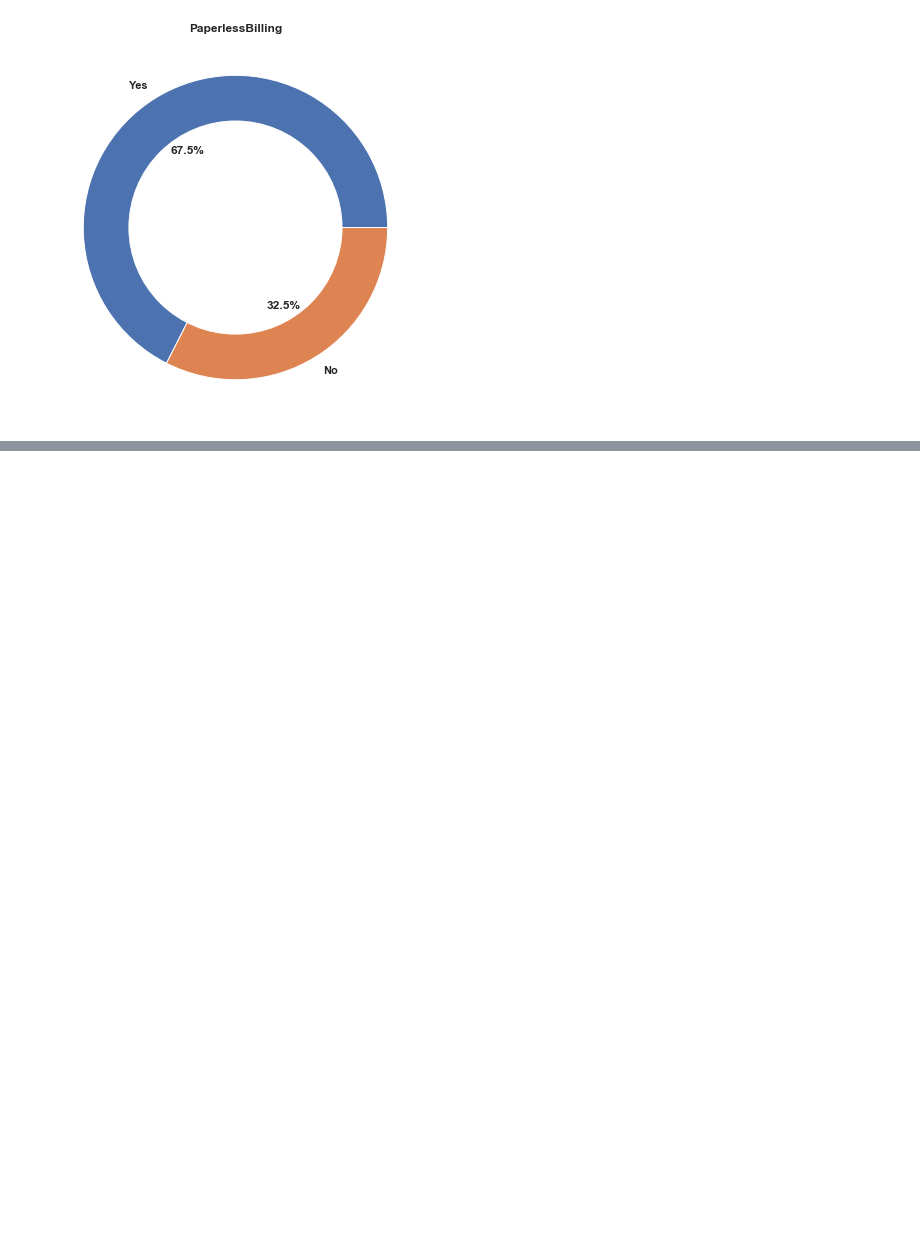
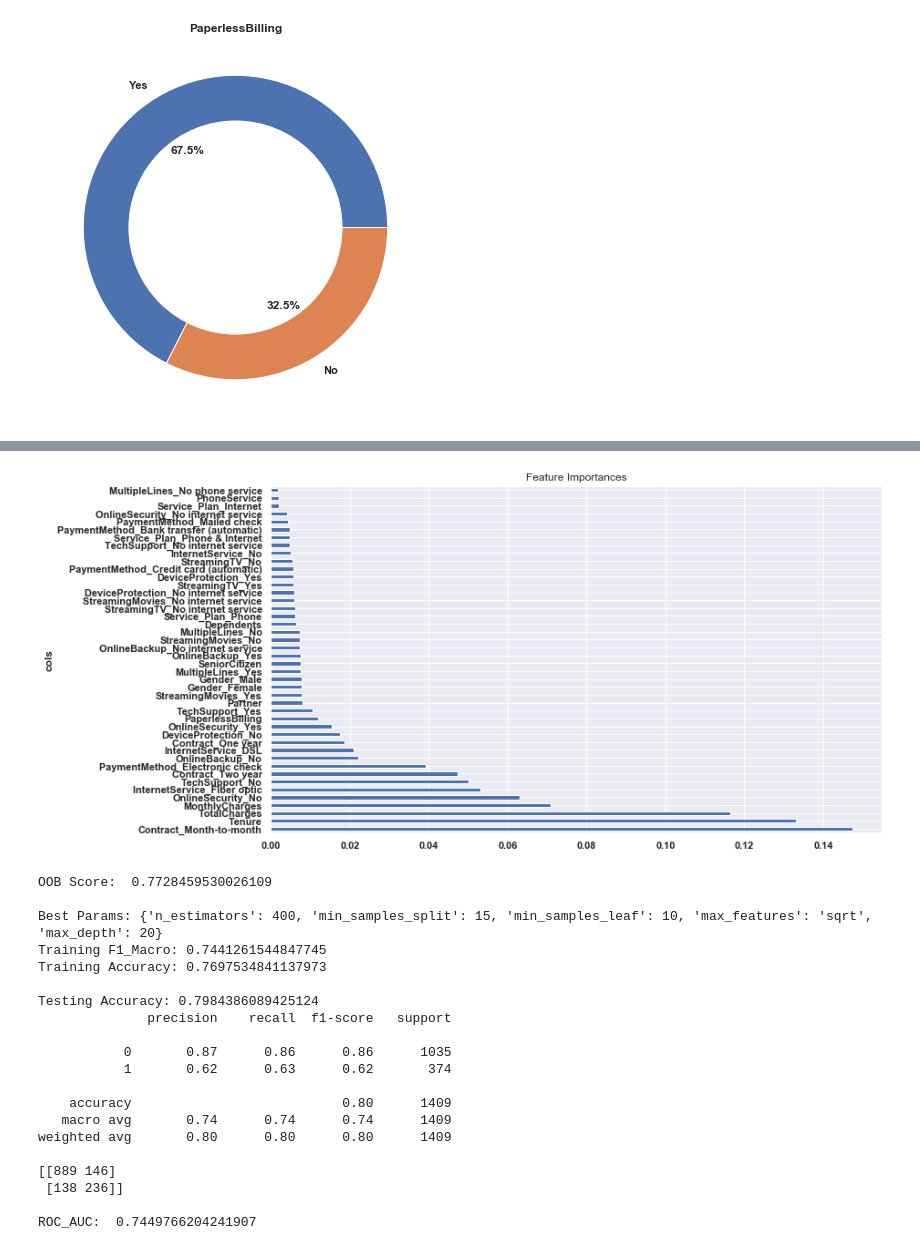
Before and after one commit to RachidRezzik/Telecom_Cust_Churn, a Jupyter notebook: Telco_Churn.ipynb, the cells around one changed output, grey strips where cells are left out. Saved outputs shown, nothing was run; the diff lists cells and outputs as text; code cells hidden in the pictures; blank space fills up the shorter version.

```diff
--- a/Telco_Churn.ipynb
+++ b/Telco_Churn.ipynb
@@ -264,0 +742,14 @@ telco['PaperlessBilling'] = telco['PaperlessBilling'].map(key)
+# %%
+params = {'C' : [.01, .1, 1, 10, 100]}
+svm = SVC(kernel='linear')
+grid_search = GridSearchCV(svm, param_grid=params, cv=5)
+grid_search.fit(X_resampled, y_resampled)
+print(grid_search.best_params_)
+svm = grid_search.best_estimator_
+y_pred_test = svm.predict(X_test)
+print('\nTesting Accuracy:', svm.score(X_test, y_test))
+print(classification_report(y_test, y_pred_test))
+print(confusion_matrix(y_test, y_pred_test))
+false_positive_rate, true_positive_rate, thresholds = roc_curve(y_test, y_pred_test)
+roc_auc = auc(false_positive_rate, true_positive_rate)
+print('\nROC_AUC: ', roc_auc)
@@ -264,0 +773,54 @@ telco['PaperlessBilling'] = telco['PaperlessBilling'].map(key)
+# %%
+### RandomForestClassifier ###
+
+clf = RandomForestClassifier(n_jobs=-1, oob_score=True, random_state=27)
+rand_search = RandomizedSearchCV(clf,
+                           param_distributions={
+                                       "n_estimators": [200, 400, 600, 800],
+                                       "max_depth": [5, 10, 15, 20],
+                                       "min_samples_leaf": [10, 5, 3, 2, 1],
+                                       "min_samples_split": [2, 5, 10, 15, 20],
+                                       "max_features": ['sqrt', 'log2', .3, .5, None]
+                                       },
+                           n_jobs=-1, scoring=scoring, refit='f1_macro',
+                           cv=5, n_iter = 35)
+rand_search.fit(X_resampled, y_resampled)
+best_clf = rand_search.best_estimator_
+y_pred_test = best_clf.predict(X_test)
+fi = rf_feat_importance(best_clf, telco_ml.drop('Churn', axis=1))
+plot_fi(fi)
+plt.title('Feature Importances')
+plt.show()
+
+print('\nOOB Score: ', best_clf.oob_score_)
+print('\nBest Params:', rand_search.best_params_)
+print('Training F1_Macro:', np.mean(rand_search.cv_results_['mean_test_f1_macro']))
+print('Training Accuracy:', np.mean(rand_search.cv_results_['mean_test_accuracy']))
+print('\nTesting Accuracy:', best_clf.score(X_test, y_test))
+print(classification_report(y_test, y_pred_test))
+print(confusion_matrix(y_test, y_pred_test))
+false_positive_rate, true_positive_rate, thresholds = roc_curve(y_test, y_pred_test)
+roc_auc = auc(false_positive_rate, true_positive_rate)
+print('\nROC_AUC: ', roc_auc)
+# %% [output]
+[figure, added]
+OOB Score:  0.7728459530026109
+
+Best Params: {'n_estimators': 400, 'min_samples_split': 15, 'min_samples_leaf': 10, 'max_features': 'sqrt', 'max_depth': 20}
+Training F1_Macro: 0.7441261544847745
+Training Accuracy: 0.7697534841137973
+
+Testing Accuracy: 0.7984386089425124
+              precision    recall  f1-score   support
+
+           0       0.87      0.86      0.86      1035
+           1       0.62      0.63      0.62       374
+
+    accuracy                           0.80      1409
+   macro avg       0.74      0.74      0.74      1409
+weighted avg       0.80      0.80      0.80      1409
+
+[[889 146]
+ [138 236]]
+
+ROC_AUC:  0.7449766204241907
```
Also changed, not shown: parts of 33 cells of this notebook.
